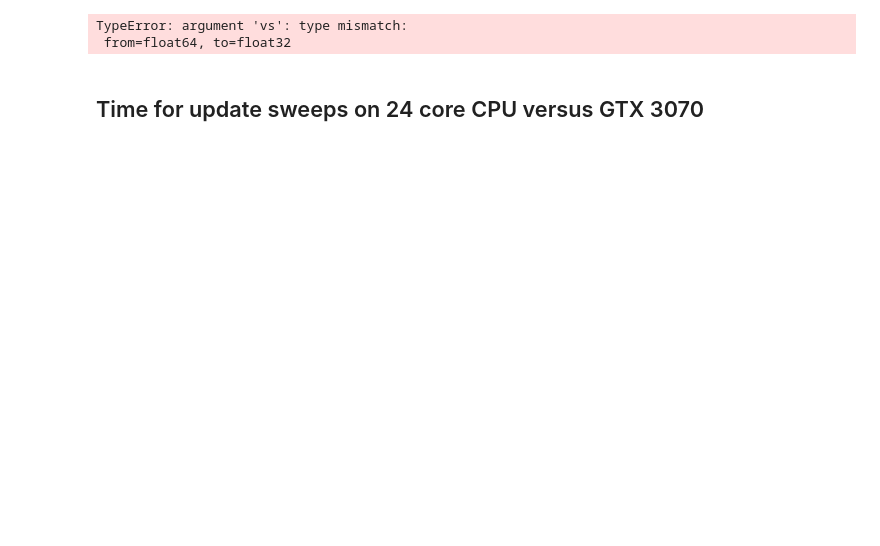
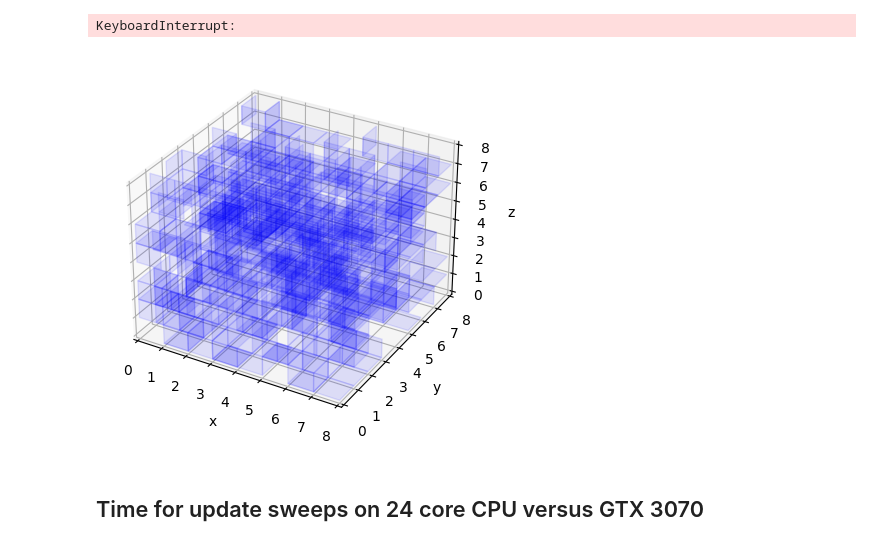
Before and after one commit to Renmusxd/PyGaugeMC, a Jupyter notebook: jupyter/Benchmarks.ipynb, the cells around one changed output. Saved outputs shown, nothing was run; the diff lists cells and outputs as text; code cells hidden in the pictures; blank space fills up the shorter version.

```diff
--- a/jupyter/Benchmarks.ipynb
+++ b/jupyter/Benchmarks.ipynb
@@ -61,24 +61,25 @@ def plot_state(state):
             art3d.pathpatch_2d_to_3d(p, z=z1, zdir=zdir)
 # %%
 vs = np.arange(30)**2 / 2.0
+vs = np.array([vs], dtype=np.float32)
 graph = py_gauge_mc.GPUGaugeTheory(8,8,8,8,vs)
 
 # for x in range(2,6):
 #     for y in range(2,6):
 #         graph.add_flux(0,x,y,3,3,amount=5)
 
 for i in range(128):
     plot_state(graph.get_graph_state())
     plt.savefig('images/{}.png'.format(str(i).zfill(2)), dpi=300)
     plt.close()
     graph.run_local_update()
 
 plot_state(graph.get_graph_state())
 plt.savefig('images/{}.png'.format(str(i+1).zfill(2)), dpi=300)
 plt.close()
 # %% [output]
-TypeError: argument 'vs': type mismatch:
- from=float64, to=float32
+KeyboardInterrupt:
+[figure, added]
 # %% [markdown]
 ## Time for update sweeps on 24 core CPU versus GTX 3070
 # %%
```
Also changed, not shown: parts of 12 cells of this notebook, 10 other files.
